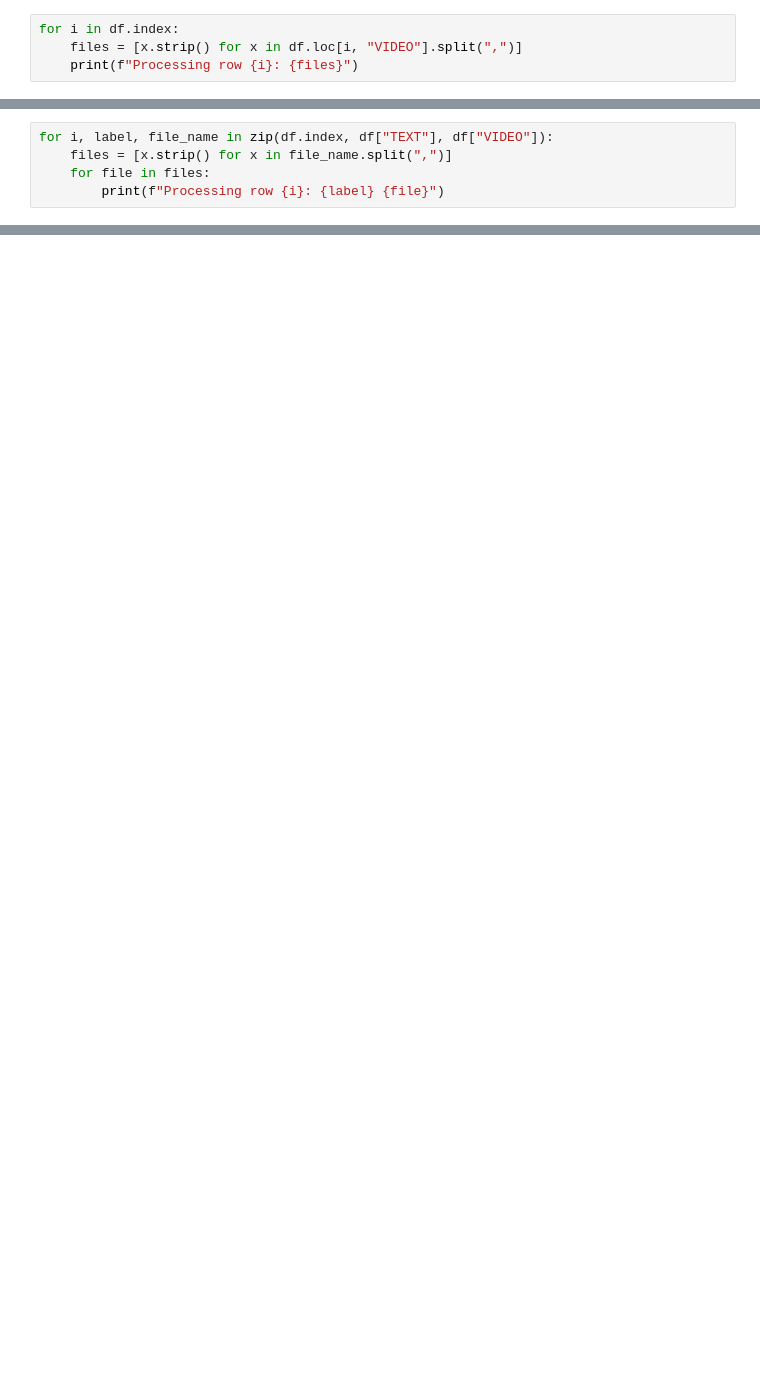
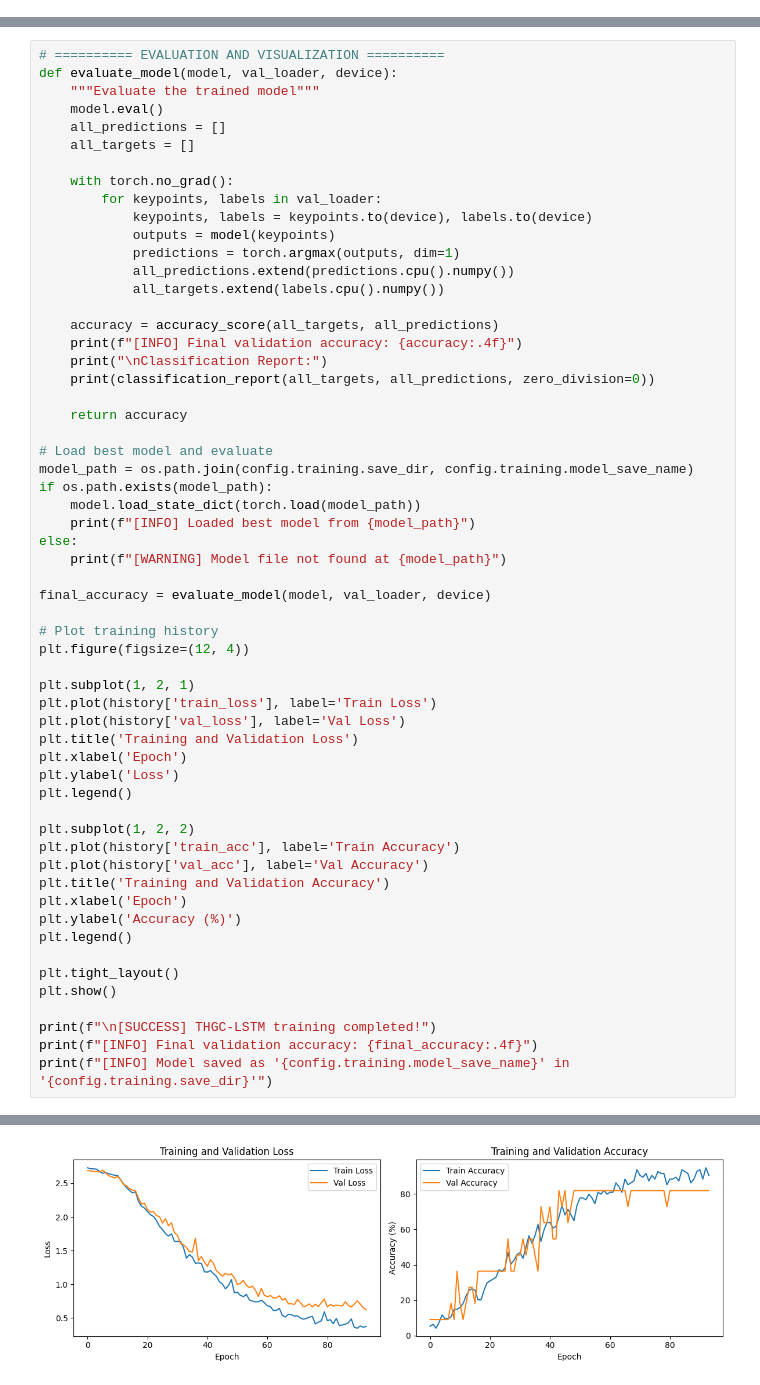
Before and after one commit to AIP491G5/VSLR, a Jupyter notebook: train_THGC_LSTM.ipynb, the cells around one changed output, grey strips where cells are left out. Cells and saved outputs as stored; diff of their text form; blank space fills up the shorter version.

Commit message:
update thgc_lstm.ipynb

```diff
--- a/train_THGC_LSTM.ipynb
+++ b/train_THGC_LSTM.ipynb
@@ -40,4 +0,0 @@ df[["TEXT", "VIDEO"]]
-# %%
-for i in df.index:
-    files = [x.strip() for x in df.loc[i, "VIDEO"].split(",")]
-    print(f"Processing row {i}: {files}")
@@ -134,5 +0,0 @@ KeyboardInterrupt:
-# %%
-for i, label, file_name in zip(df.index, df["TEXT"], df["VIDEO"]):
-    files = [x.strip() for x in file_name.split(",")]
-    for file in files:
-        print(f"Processing row {i}: {label} {file}")
@@ -747,0 +508,59 @@ ValueError: all the input array dimensions except for the concatenation axis mus
+# %%
+# ========== EVALUATION AND VISUALIZATION ==========
+def evaluate_model(model, val_loader, device):
+    """Evaluate the trained model"""
+    model.eval()
+    all_predictions = []
+    all_targets = []
+
+    with torch.no_grad():
+        for keypoints, labels in val_loader:
+            keypoints, labels = keypoints.to(device), labels.to(device)
+            outputs = model(keypoints)
+            predictions = torch.argmax(outputs, dim=1)
+            all_predictions.extend(predictions.cpu().numpy())
+            all_targets.extend(labels.cpu().numpy())
+
+    accuracy = accuracy_score(all_targets, all_predictions)
+    print(f"[INFO] Final validation accuracy: {accuracy:.4f}")
+    print("\nClassification Report:")
+    print(classification_report(all_targets, all_predictions, zero_division=0))
+
+    return accuracy
+
+# Load best model and evaluate
+model_path = os.path.join(config.training.save_dir, config.training.model_save_name)
+if os.path.exists(model_path):
+    model.load_state_dict(torch.load(model_path))
+    print(f"[INFO] Loaded best model from {model_path}")
+else:
+    print(f"[WARNING] Model file not found at {model_path}")
+
+final_accuracy = evaluate_model(model, val_loader, device)
+
+# Plot training history
+plt.figure(figsize=(12, 4))
+
+plt.subplot(1, 2, 1)
+plt.plot(history['train_loss'], label='Train Loss')
+plt.plot(history['val_loss'], label='Val Loss')
+plt.title('Training and Validation Loss')
+plt.xlabel('Epoch')
+plt.ylabel('Loss')
+plt.legend()
+
+plt.subplot(1, 2, 2)
+plt.plot(history['train_acc'], label='Train Accuracy')
+plt.plot(history['val_acc'], label='Val Accuracy')
+plt.title('Training and Validation Accuracy')
+plt.xlabel('Epoch')
+plt.ylabel('Accuracy (%)')
+plt.legend()
+
+plt.tight_layout()
+plt.show()
+
+print(f"\n[SUCCESS] THGC-LSTM training completed!")
+print(f"[INFO] Final validation accuracy: {final_accuracy:.4f}")
+print(f"[INFO] Model saved as '{config.training.model_save_name}' in '{config.training.save_dir}'")
+# %% [output]
@@ -747,0 +586 @@ ValueError: all the input array dimensions except for the concatenation axis mus
+[figure, added]
```
Also changed, not shown: parts of 28 cells of this notebook, 22 other files.
